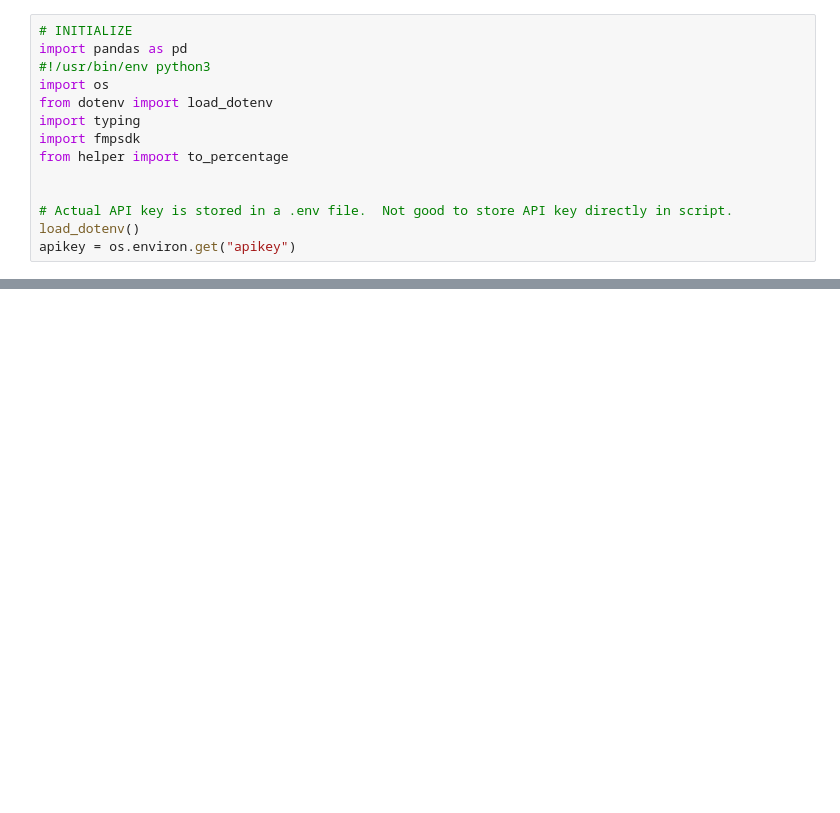
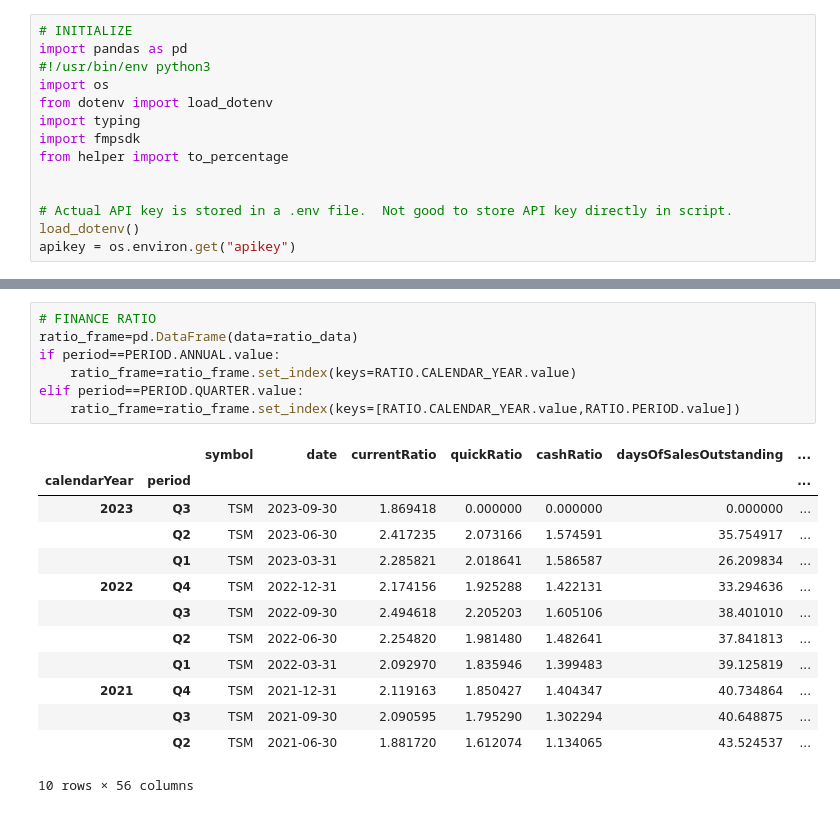
Before and after one commit to fbcharles747/company_evaluation, a Jupyter notebook: longterm_analysis.ipynb, the cells around one changed output, grey strips where cells are left out. Saved outputs shown, nothing was run; the diff lists cells and outputs as text; blank space fills up the shorter version.

```diff
--- a/longterm_analysis.ipynb
+++ b/longterm_analysis.ipynb
@@ -63,3 +197,24 @@ if period==PERIOD.ANNUAL.value:
+# %%
+# FINANCE RATIO
+ratio_frame=pd.DataFrame(data=ratio_data)
+if period==PERIOD.ANNUAL.value:
+    ratio_frame=ratio_frame.set_index(keys=RATIO.CALENDAR_YEAR.value)
+elif period==PERIOD.QUARTER.value:
+    ratio_frame=ratio_frame.set_index(keys=[RATIO.CALENDAR_YEAR.value,RATIO.PERIOD.value])
+# %% [output]
+|  |  | symbol | date | currentRatio | quickRatio | cashRatio | daysOfSalesOutstanding | ... |
+| calendarYear | period |  |  |  |  |  |  | ... |
+| 2023 | Q3 | TSM | 2023-09-30 | 1.869418 | 0.000000 | 0.000000 | 0.000000 | ... |
+|  | Q2 | TSM | 2023-06-30 | 2.417235 | 2.073166 | 1.574591 | 35.754917 | ... |
+|  | Q1 | TSM | 2023-03-31 | 2.285821 | 2.018641 | 1.586587 | 26.209834 | ... |
+| 2022 | Q4 | TSM | 2022-12-31 | 2.174156 | 1.925288 | 1.422131 | 33.294636 | ... |
+|  | Q3 | TSM | 2022-09-30 | 2.494618 | 2.205203 | 1.605106 | 38.401010 | ... |
+|  | Q2 | TSM | 2022-06-30 | 2.254820 | 1.981480 | 1.482641 | 37.841813 | ... |
+|  | Q1 | TSM | 2022-03-31 | 2.092970 | 1.835946 | 1.399483 | 39.125819 | ... |
+| 2021 | Q4 | TSM | 2021-12-31 | 2.119163 | 1.850427 | 1.404347 | 40.734864 | ... |
+|  | Q3 | TSM | 2021-09-30 | 2.090595 | 1.795290 | 1.302294 | 40.648875 | ... |
+|  | Q2 | TSM | 2021-06-30 | 1.881720 | 1.612074 | 1.134065 | 43.524537 | ... |
+10 rows × 56 columns
 # %%
 # CASHFLOW STATEMENT
 cashflow_columns=[
```
Also changed, not shown: parts of 14 cells of this notebook, 2 other files.
